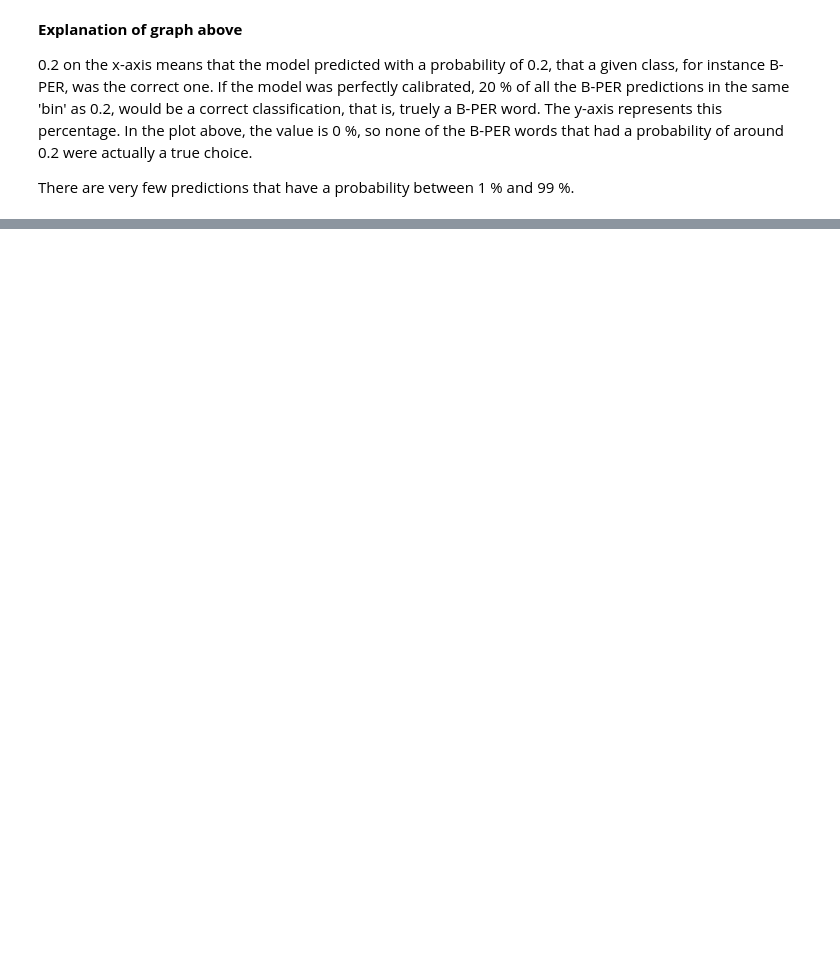
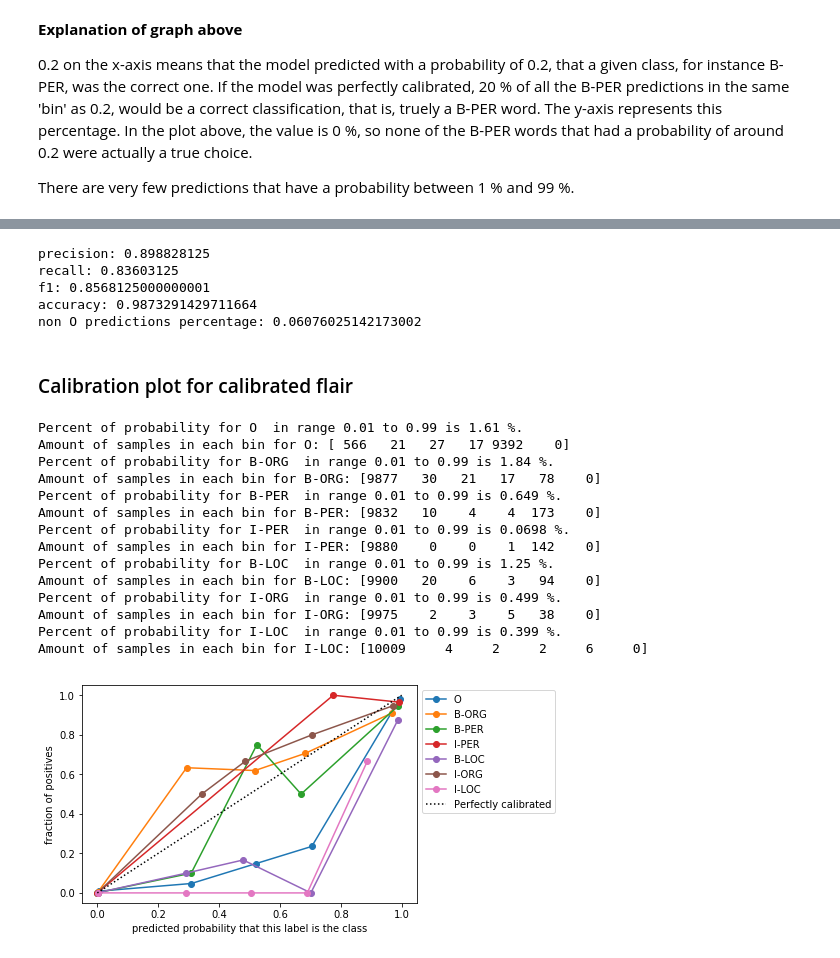
Before and after one commit to jorgeta/ner, a Jupyter notebook: notebooks/evaluation_with_probabilities.ipynb, the cells around one changed output, grey strips where cells are left out. Saved outputs shown, nothing was run; the diff lists cells and outputs as text; code cells hidden in the pictures; blank space fills up the shorter version.

```diff
--- a/notebooks/evaluation_with_probabilities.ipynb
+++ b/notebooks/evaluation_with_probabilities.ipynb
@@ -596,0 +885,7 @@ There are very few predictions that have a probability between 1 % and 99 %.
+# %%
+# get calibration constants
+import pickle
+with open(f'calibration_constants.dict', 'rb') as calibration_constants_file:
+    calibration_constants = pickle.load(calibration_constants_file)
+
+print(calibration_constants)
@@ -596,0 +915,17 @@ There are very few predictions that have a probability between 1 % and 99 %.
+# %%
+calibrated_output_probabilities = np.zeros(flair_output_probabilities.shape)
+
+for lab in flair_labels:
+    if lab=='<unk>' or lab=='<START>' or lab=='<STOP>':
+        continue
+    index = flair_labels.index(lab)
+
+    f = flair_output_probabilities[:, index]
+    A, B = calibration_constants[lab]
+
+    #p = get_p(f, A, B)
+
+    calibrated_output_probabilities[:,index] = get_p(f, A, B)
+# %%
+for i in range(len(calibrated_output_probabilities)):
+    calibrated_output_probabilities[i] = calibrated_output_probabilities[i]/sum(calibrated_output_probabilities[i])
@@ -596,0 +1151,53 @@ There are very few predictions that have a probability between 1 % and 99 %.
+# %%
+# weighted average without 'O'
+print('precision:', np.sum(np.array([0.93*180, 0.98*138, 0.86*161, 0.94*60, 0.80*96, 0.19*5])/(10023-9383)))
+print('recall:', np.sum(np.array([0.93*180, 1.00*138, 0.66*161, 0.55*60, 0.90*96, 0.80*5])/(10023-9383)))
+print('f1:', np.sum(np.array([0.93*180, 0.99*138, 0.75*161, 0.69*60, 0.84*96, 0.31*5])/(10023-9383)))
+print('accuracy:', get_accuracy(bert_preds_flattened, categories_nomisc_flattened))
+print('non O predictions percentage:', get_percent_of_non_O_preds(
+    bert_preds_flattened, categories_nomisc_flattened))
+# %% [output]
+precision: 0.898828125
+recall: 0.83603125
+f1: 0.8568125000000001
+accuracy: 0.9873291429711664
+non O predictions percentage: 0.06076025142173002
+# %% [markdown]
+### Calibration plot for calibrated flair
+# %%
+n_bins = 5
+for lab in flair_labels:
+    if lab=='<unk>' or lab=='<START>' or lab=='<STOP>':
+        continue
+    index = flair_labels.index(lab)
+    probs = calibrated_output_probabilities[:,index]
+    counter = 0
+    for val in probs:
+        if val > 0.01 and val < 0.99:
+            counter += 1
+    print(f'Percent of probability for {lab}',' in range 0.01 to 0.99 is {:0.3} %.'.format(100*counter/len(probs)))
+    true_bin = [int(tok==lab) for tok in categories_flattened]
+    prob_true, prob_pred = calibration_curve(true_bin, probs, n_bins=n_bins)
+    print(f'Amount of samples in each bin for {lab}:', bin_total(true_bin, probs, n_bins=n_bins))
+    plt.plot(prob_pred, prob_true, label=lab, marker='o')
+plt.plot([0, 1], [0, 1], "k:", label="Perfectly calibrated")
+plt.legend(bbox_to_anchor=(1, 1), loc='upper left')
+plt.ylabel('fraction of positives')
+plt.xlabel('predicted probability that this label is the class')
+plt.show()
+# %% [output]
+Percent of probability for O  in range 0.01 to 0.99 is 1.61 %.
+Amount of samples in each bin for O: [ 566   21   27   17 9392    0]
+Percent of probability for B-ORG  in range 0.01 to 0.99 is 1.84 %.
+Amount of samples in each bin for B-ORG: [9877   30   21   17   78    0]
+Percent of probability for B-PER  in range 0.01 to 0.99 is 0.649 %.
+Amount of samples in each bin for B-PER: [9832   10    4    4  173    0]
+Percent of probability for I-PER  in range 0.01 to 0.99 is 0.0698 %.
+Amount of samples in each bin for I-PER: [9880    0    0    1  142    0]
+Percent of probability for B-LOC  in range 0.01 to 0.99 is 1.25 %.
+Amount of samples in each bin for B-LOC: [9900   20    6    3   94    0]
+Percent of probability for I-ORG  in range 0.01 to 0.99 is 0.499 %.
+Amount of samples in each bin for I-ORG: [9975    2    3    5   38    0]
+Percent of probability for I-LOC  in range 0.01 to 0.99 is 0.399 %.
+Amount of samples in each bin for I-LOC: [10009     4     2     2     6     0]
+[figure, added]
```
Also changed, not shown: parts of 63 cells of this notebook, 2 other files.
